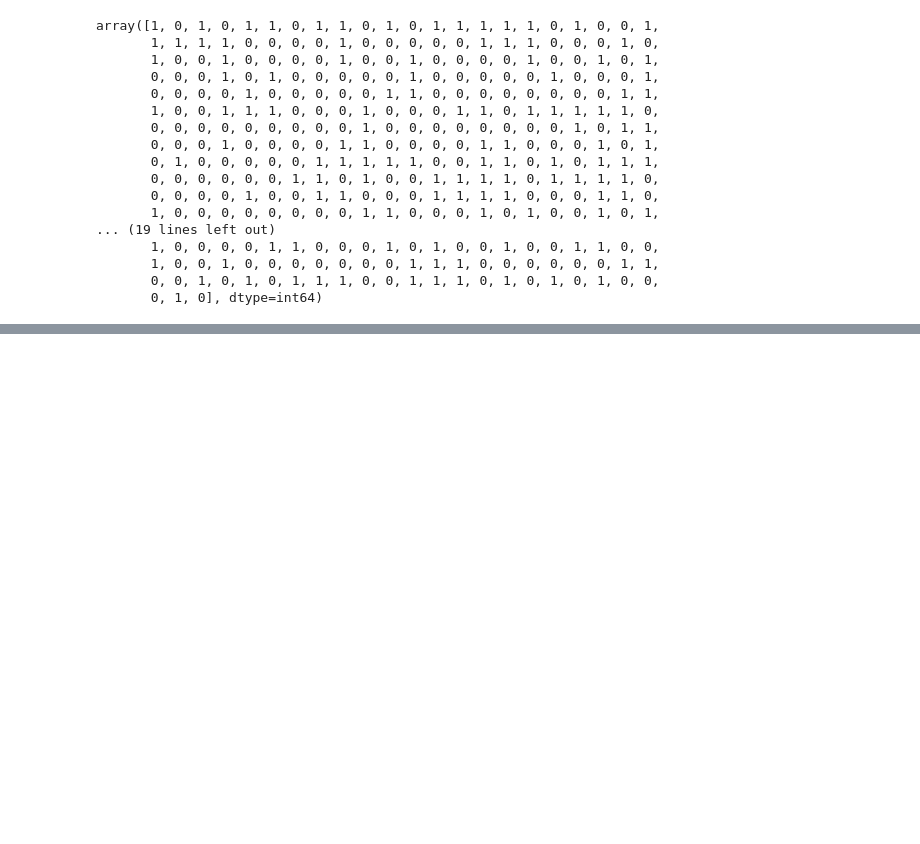
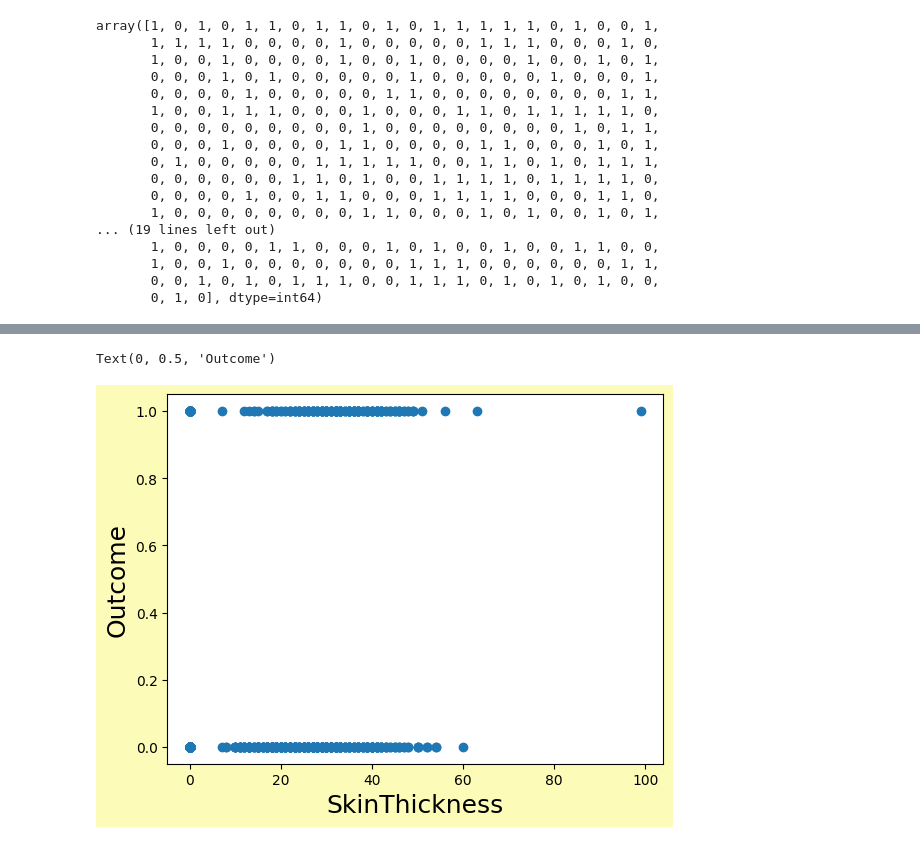
Before and after one commit to Japneet-Diamond/GitHub-ashoka-horizons-data-science, a Jupyter notebook: final-project/diabetes.ipynb, the cells around one changed output, grey strips where cells are left out. Cells and saved outputs as stored; diff of their text form; code cells hidden in the pictures; blank space fills up the shorter version.

```diff
--- a/final-project/diabetes.ipynb
+++ b/final-project/diabetes.ipynb
@@ -201,0 +221,8 @@ plt.scatter(data['Pregnancies'],data['Outcome'])
+# %%
+plt.figure(facecolor='#fcfcb8')
+plt.scatter(data['SkinThickness'],data['Outcome'])
+plt.xlabel('SkinThickness', fontsize=18)
+plt.ylabel('Outcome', fontsize=18)
+# %% [output]
+Text(0, 0.5, 'Outcome')
+[figure, added]
```
Also changed, not shown: parts of 10 cells of this notebook, 1 other file.
